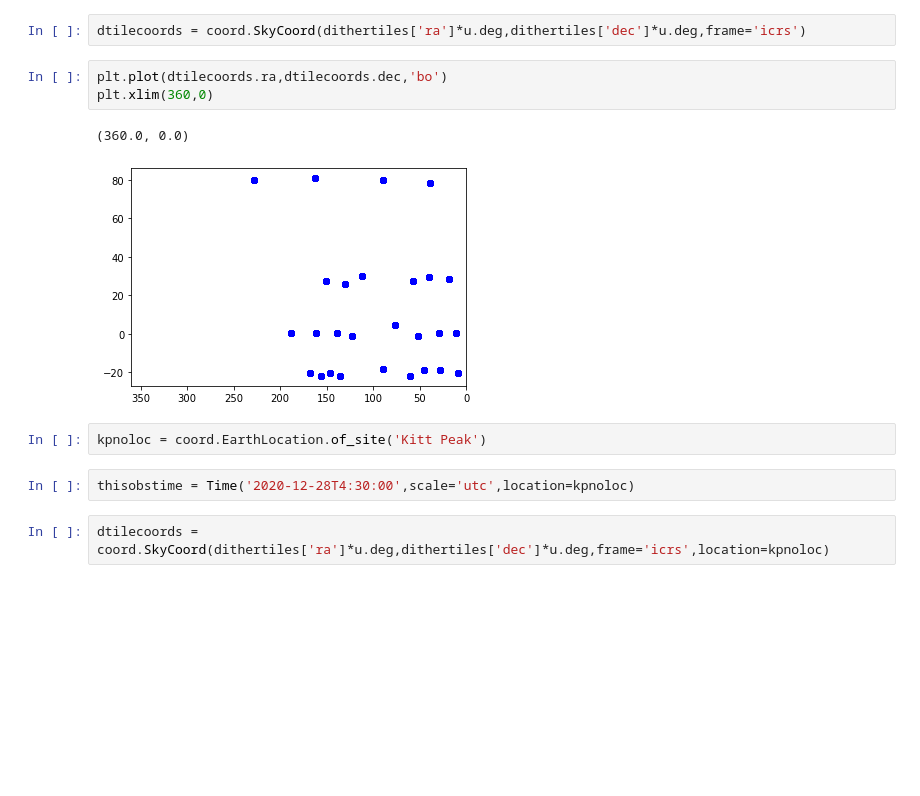
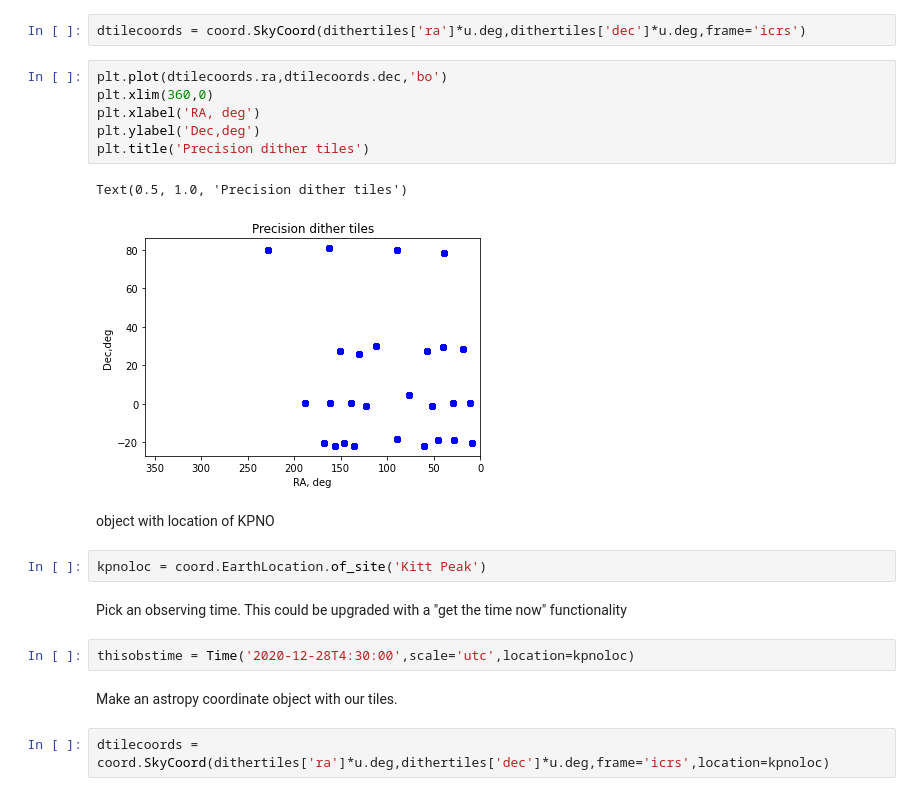
Before and after one commit to crockosi/desi-commissioning, a Jupyter notebook: skycoordhelper.ipynb, the cells around one changed output. Saved outputs shown, nothing was run; the diff lists cells and outputs as text; blank space fills up the shorter version.

```diff
--- a/skycoordhelper.ipynb
+++ b/skycoordhelper.ipynb
@@ -16,12 +16,21 @@ dtilecoords = coord.SkyCoord(dithertiles['ra']*u.deg,dithertiles['dec']*u.deg,fr
 # %%
 plt.plot(dtilecoords.ra,dtilecoords.dec,'bo')
 plt.xlim(360,0)
+plt.xlabel('RA, deg')
+plt.ylabel('Dec,deg')
+plt.title('Precision dither tiles')
 # %% [output]
-(360.0, 0.0)
+Text(0.5, 1.0, 'Precision dither tiles')
-[figure, old version]
+[figure, new version]
+# %% [markdown]
+object with location of KPNO
 # %%
 kpnoloc = coord.EarthLocation.of_site('Kitt Peak')
+# %% [markdown]
+Pick an observing time. This could be upgraded with a "get the time now" functionality
 # %%
 thisobstime = Time('2020-12-28T4:30:00',scale='utc',location=kpnoloc)
+# %% [markdown]
+Make an astropy coordinate object with our tiles.
 # %%
 dtilecoords = coord.SkyCoord(dithertiles['ra']*u.deg,dithertiles['dec']*u.deg,frame='icrs',location=kpnoloc)
```
Also changed, not shown: parts of 21 cells of this notebook.
